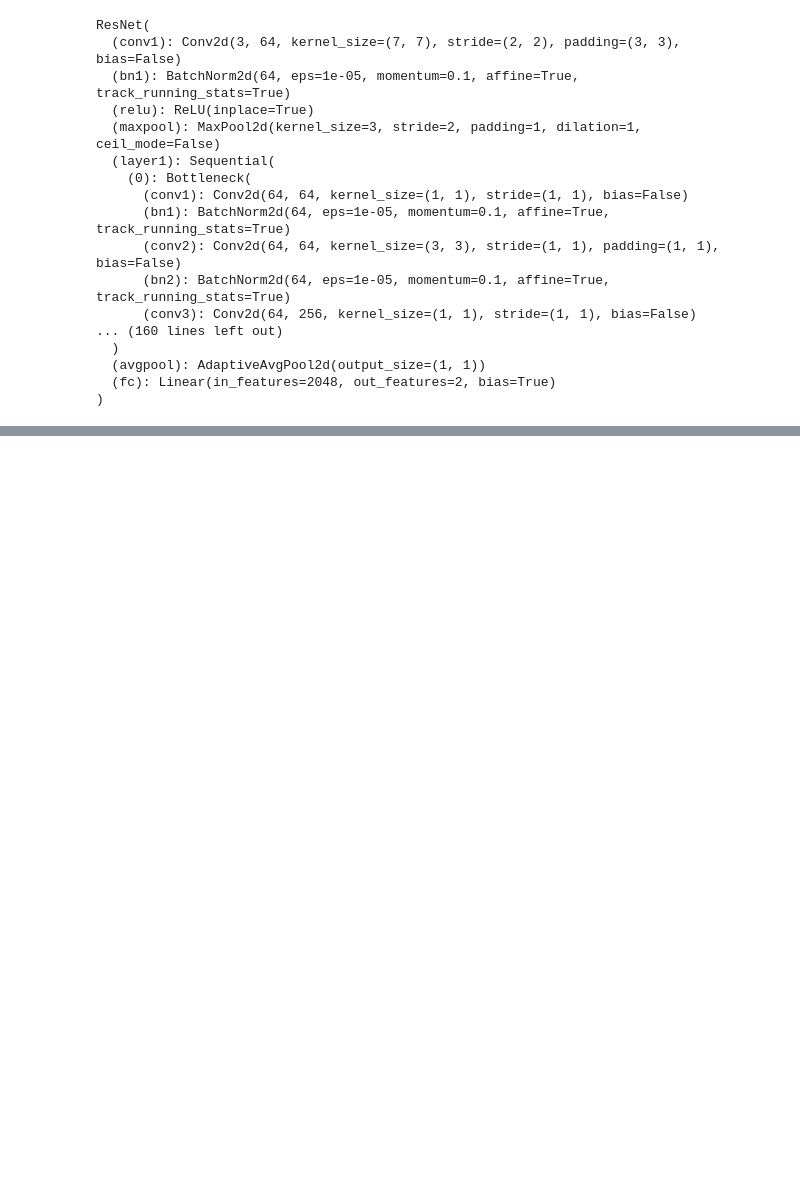
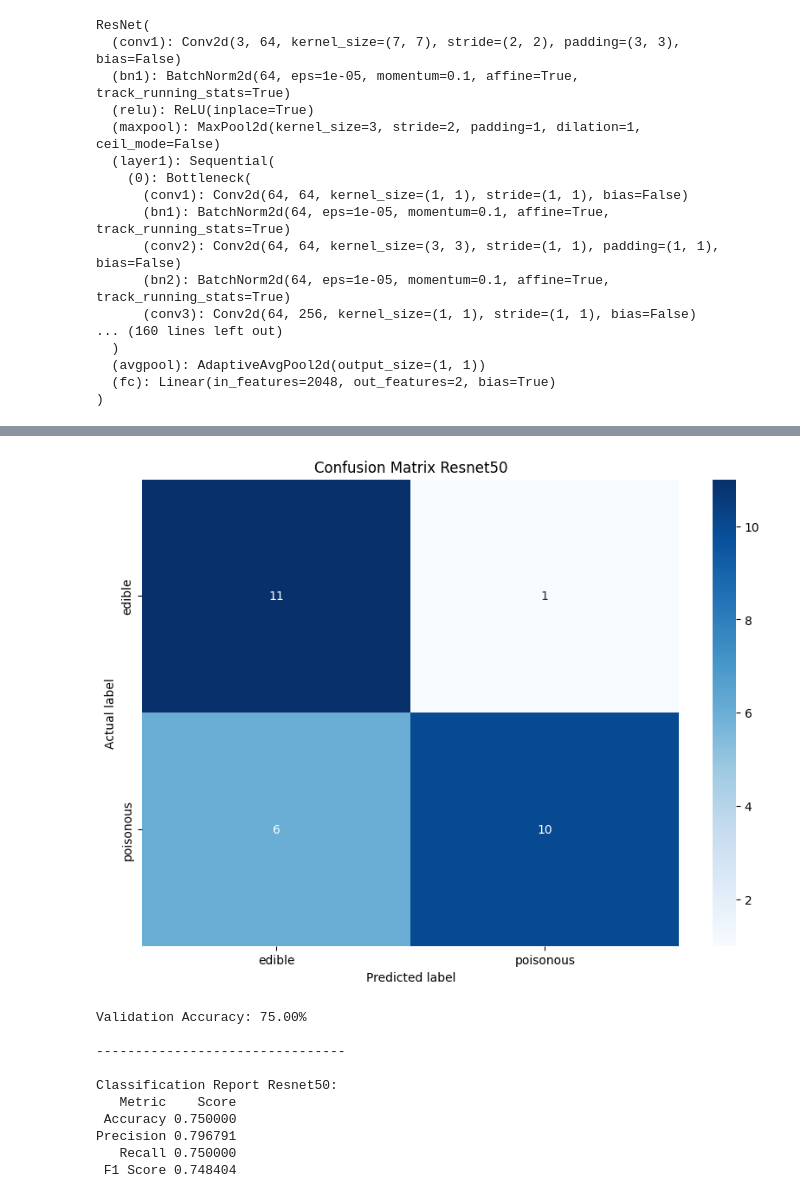
Before and after one commit to Akashdip-N/Critical-Analysis-of-Machine-Learning-and-Deep-Learning-Model-for-Mushroom-Classification, a Jupyter notebook: resnet50_mushroom hyper.ipynb, the cells around one changed output, grey strips where cells are left out. Cells and saved outputs as stored; diff of their text form; code cells hidden in the pictures; blank space fills up the shorter version.

```diff
--- a/resnet50_mushroom hyper.ipynb
+++ b/resnet50_mushroom hyper.ipynb
@@ -302,0 +323,14 @@ weighted avg       0.18      0.43      0.26        28
+# %%
+evaluate_model(best_model)
+# %% [output]
+[figure, added]
+Validation Accuracy: 75.00%
+
+--------------------------------
+
+Classification Report Resnet50:
+   Metric    Score
+ Accuracy 0.750000
+Precision 0.796791
+   Recall 0.750000
+ F1 Score 0.748404
```
Also changed, not shown: parts of 11 cells of this notebook.
